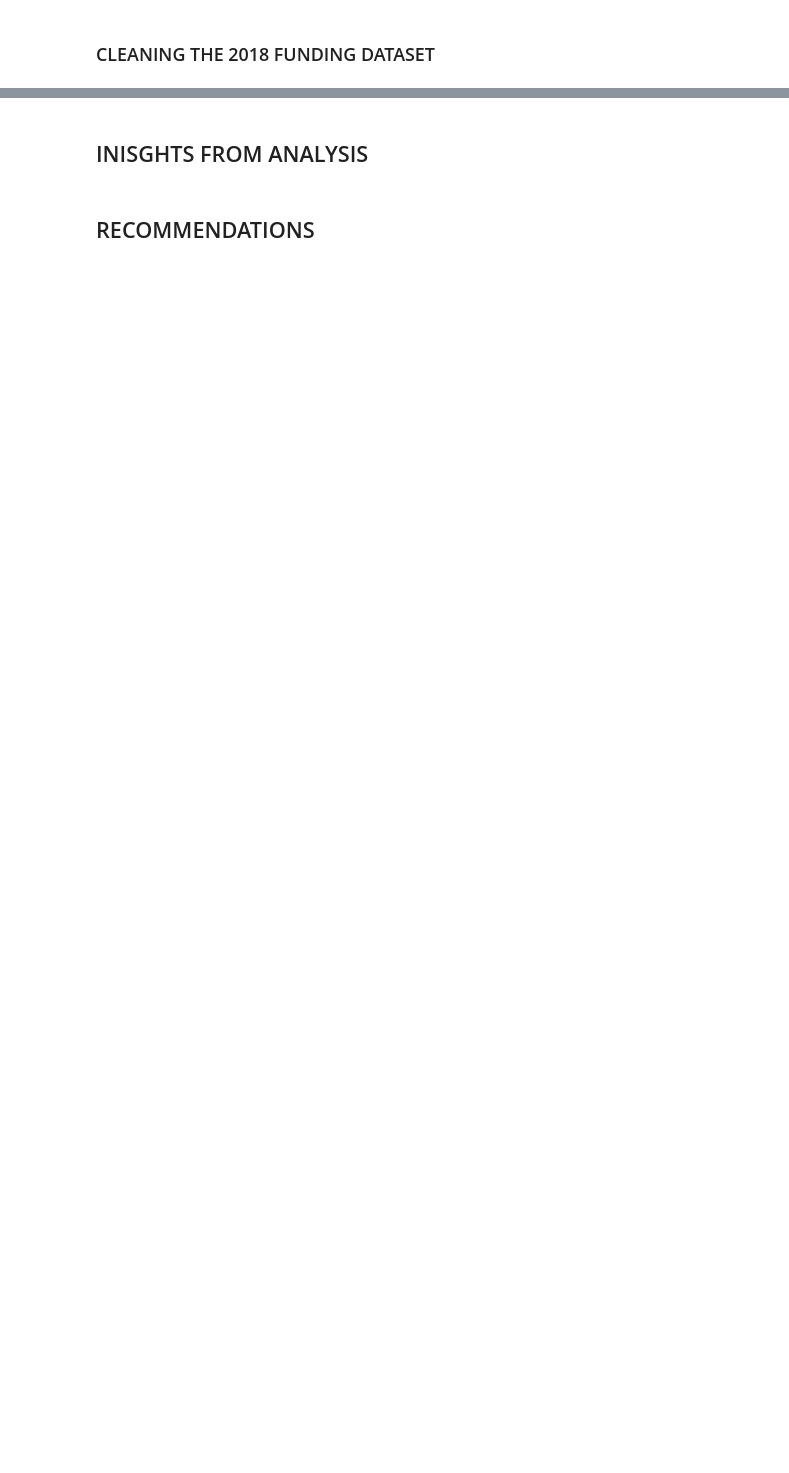
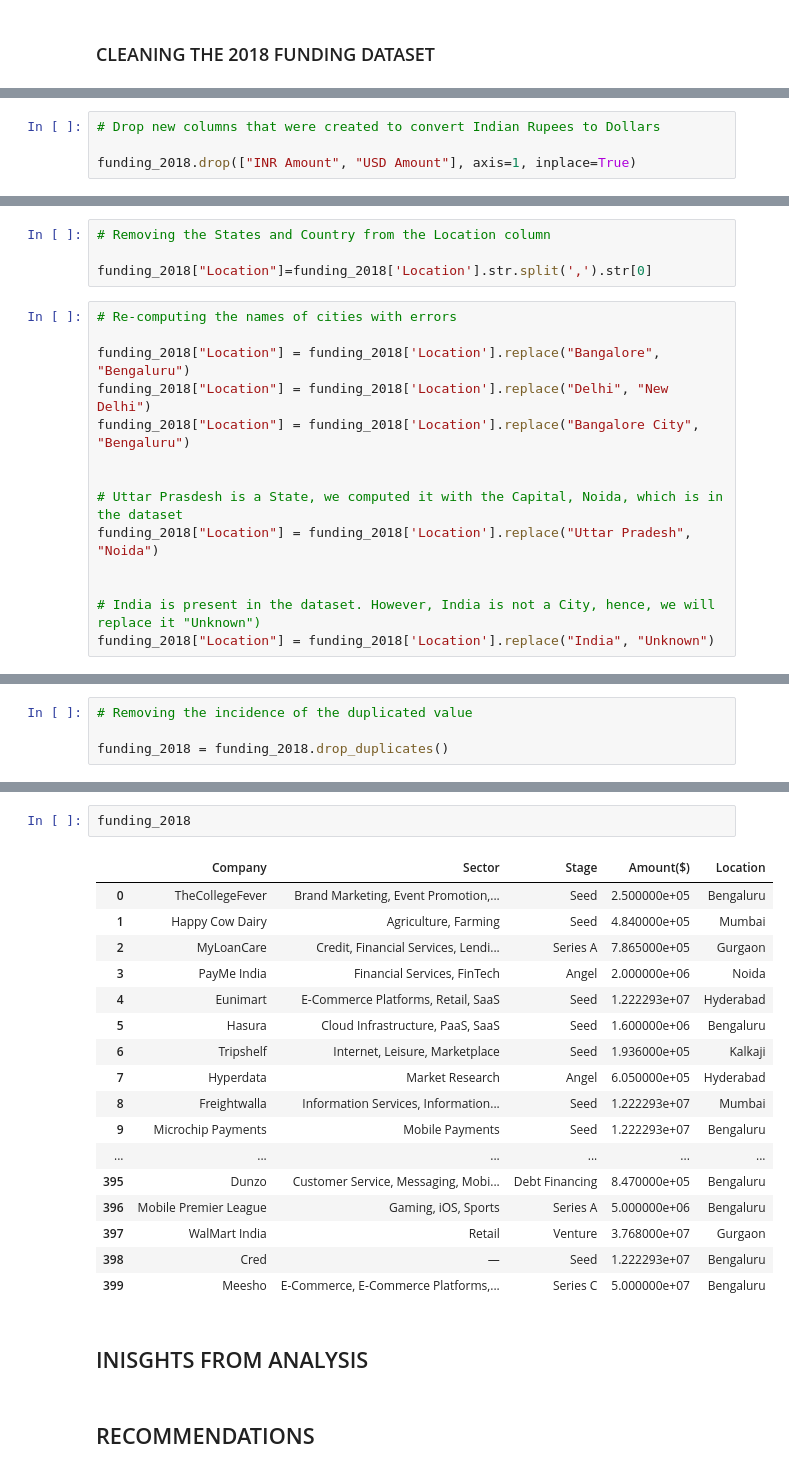
Before and after one commit to elvis-darko/Training-and-Apprenticeship-Portfolio-Projects, a Jupyter notebook: INDIAN-STARTUP-ECOSYSTEM-FUNDING/INDIAN START-UP ECOSYSTEM FUNDING - EXPLORATORY DATA ANALYSIS.ipynb, the cells around one changed output, grey strips where cells are left out. Cells and saved outputs as stored; diff of their text form; blank space fills up the shorter version.

```diff
--- a/INDIAN-STARTUP-ECOSYSTEM-FUNDING/INDIAN START-UP ECOSYSTEM FUNDING - EXPLORATORY DATA ANALYSIS.ipynb
+++ b/INDIAN-STARTUP-ECOSYSTEM-FUNDING/INDIAN START-UP ECOSYSTEM FUNDING - EXPLORATORY DATA ANALYSIS.ipynb
@@ -893,0 +1180,4 @@ funding_2018.head()
+# %%
+# Drop new columns that were created to convert Indian Rupees to Dollars
+
+funding_2018.drop(["INR Amount", "USD Amount"], axis=1, inplace=True)
@@ -893,0 +1210,18 @@ funding_2018.head()
+# %%
+# Removing the States and Country from the Location column
+
+funding_2018["Location"]=funding_2018['Location'].str.split(',').str[0]
+# %%
+# Re-computing the names of cities with errors
+
+funding_2018["Location"] = funding_2018['Location'].replace("Bangalore", "Bengaluru")
+funding_2018["Location"] = funding_2018['Location'].replace("Delhi", "New Delhi")
+funding_2018["Location"] = funding_2018['Location'].replace("Bangalore City", "Bengaluru")
+
+
+# Uttar Prasdesh is a State, we computed it with the Capital, Noida, which is in the dataset
+funding_2018["Location"] = funding_2018['Location'].replace("Uttar Pradesh", "Noida")
+
+
+# India is present in the dataset. However, India is not a City, hence, we will replace it "Unknown")
+funding_2018["Location"] = funding_2018['Location'].replace("India", "Unknown")
@@ -893,0 +1269,4 @@ funding_2018.head()
+# %%
+# Removing the incidence of the duplicated value
+
+funding_2018 = funding_2018.drop_duplicates()
@@ -894,3 +1288,23 @@ funding_2018.head()
+# %%
+funding_2018
+# %% [output]
+|  | Company | Sector | Stage | Amount($) | Location |
+| 0 | TheCollegeFever | Brand Marketing, Event Promotion,... | Seed | 2.500000e+05 | Bengaluru |
+| 1 | Happy Cow Dairy | Agriculture, Farming | Seed | 4.840000e+05 | Mumbai |
+| 2 | MyLoanCare | Credit, Financial Services, Lendi... | Series A | 7.865000e+05 | Gurgaon |
+| 3 | PayMe India | Financial Services, FinTech | Angel | 2.000000e+06 | Noida |
+| 4 | Eunimart | E-Commerce Platforms, Retail, SaaS | Seed | 1.222293e+07 | Hyderabad |
+| 5 | Hasura | Cloud Infrastructure, PaaS, SaaS | Seed | 1.600000e+06 | Bengaluru |
+| 6 | Tripshelf | Internet, Leisure, Marketplace | Seed | 1.936000e+05 | Kalkaji |
+| 7 | Hyperdata | Market Research | Angel | 6.050000e+05 | Hyderabad |
+| 8 | Freightwalla | Information Services, Information... | Seed | 1.222293e+07 | Mumbai |
+| 9 | Microchip Payments | Mobile Payments | Seed | 1.222293e+07 | Bengaluru |
+| ... | ... | ... | ... | ... | ... |
+| 395 | Dunzo | Customer Service, Messaging, Mobi... | Debt Financing | 8.470000e+05 | Bengaluru |
+| 396 | Mobile Premier League | Gaming, iOS, Sports | Series A | 5.000000e+06 | Bengaluru |
+| 397 | WalMart India | Retail | Venture | 3.768000e+07 | Gurgaon |
+| 398 | Cred | — | Seed | 1.222293e+07 | Bengaluru |
+| 399 | Meesho | E-Commerce, E-Commerce Platforms,... | Series C | 5.000000e+07 | Bengaluru |
 # %% [markdown]
 ## INISGHTS FROM ANALYSIS
 # %% [markdown]
```
Also changed, not shown: parts of 37 cells of this notebook.
